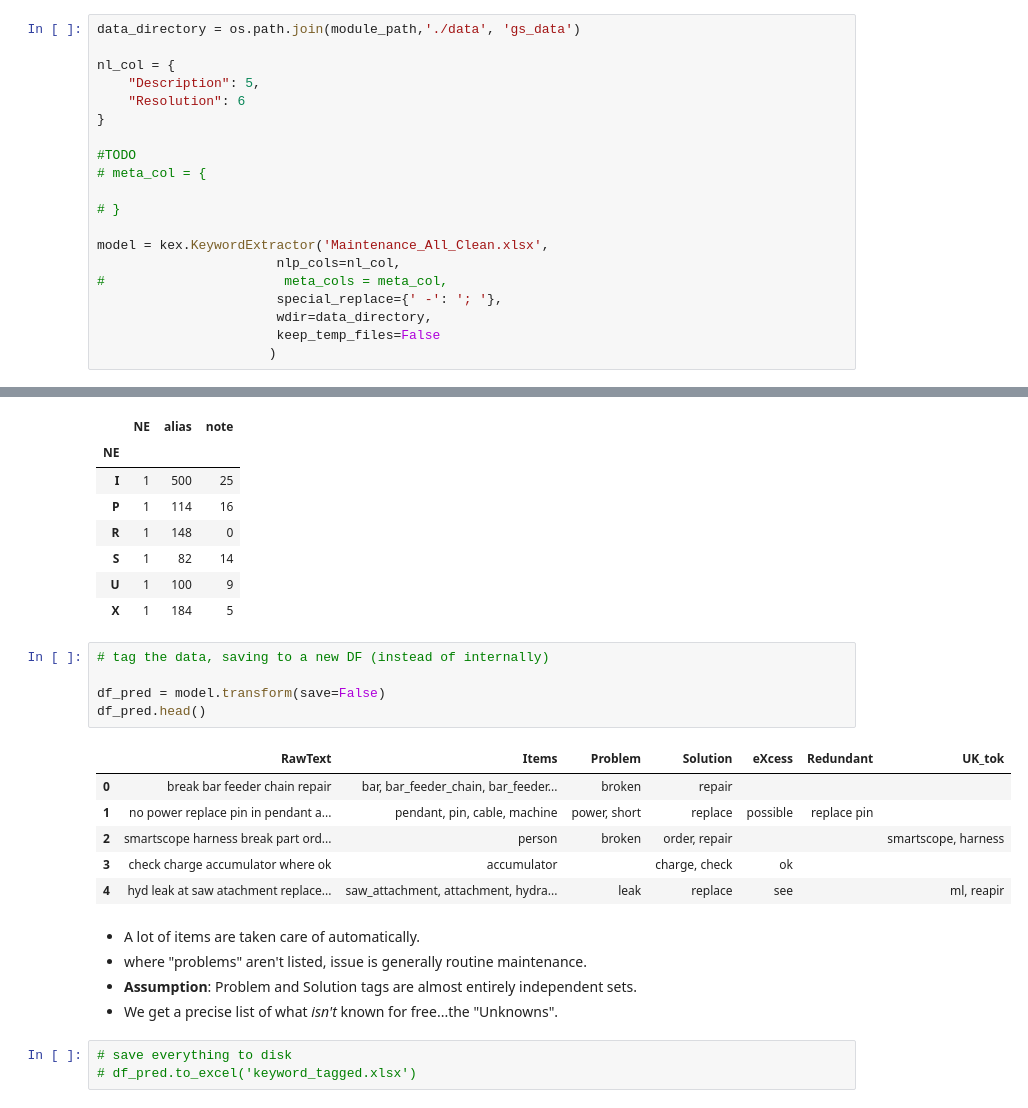
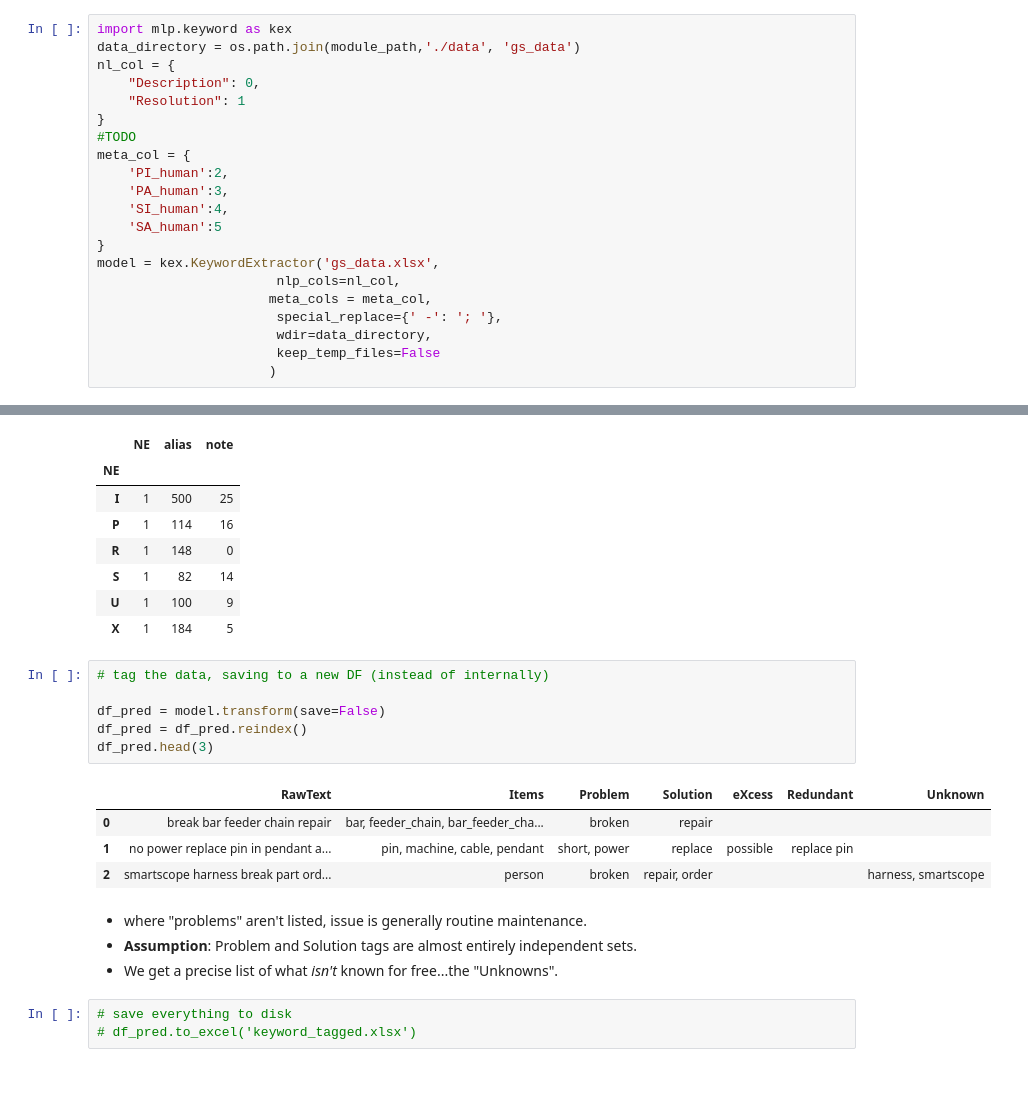
Before and after one commit to usnistgov/nestor-tmp2, a Jupyter notebook: docs/presentation.ipynb, the cells around one changed output, grey strips where cells are left out. Drawn from its saved outputs; the diff is of its cells as text; blank space fills up the shorter version.

```diff
--- a/docs/presentation.ipynb
+++ b/docs/presentation.ipynb
@@ -39,19 +47,20 @@ Also: compared to a Machine Learning one
 # %%
+import mlp.keyword as kex
 data_directory = os.path.join(module_path,'./data', 'gs_data')
-
 nl_col = {
-    "Description": 5,
-    "Resolution": 6
+    "Description": 0,
+    "Resolution": 1
 }
-
 #TODO
-# meta_col = {
-
-# }
-
-model = kex.KeywordExtractor('Maintenance_All_Clean.xlsx',
+meta_col = {
+    'PI_human':2,
+    'PA_human':3,
+    'SI_human':4,
+    'SA_human':5
+}
+model = kex.KeywordExtractor('gs_data.xlsx',
                        nlp_cols=nl_col,
-#                       meta_cols = meta_col,
+                      meta_cols = meta_col,
                        special_replace={' -': '; '},
                        wdir=data_directory,
                        keep_temp_files=False
@@ -117,17 +122,15 @@ X       Stop Word
 # %%
 # tag the data, saving to a new DF (instead of internally)
 
 df_pred = model.transform(save=False)
-df_pred.head()
+df_pred = df_pred.reindex()
+df_pred.head(3)
 # %% [output]
-|  | RawText | Items | Problem | Solution | eXcess | Redundant | UK_tok |
-| 0 | break bar feeder chain repair | bar, bar_feeder_chain, bar_feeder... | broken | repair |  |  |  |
-| 1 | no power replace pin in pendant a... | pendant, pin, cable, machine | power, short | replace | possible | replace pin |  |
-| 2 | smartscope harness break part ord... | person | broken | order, repair |  |  | smartscope, harness |
-| 3 | check charge accumulator where ok | accumulator |  | charge, check | ok |  |  |
-| 4 | hyd leak at saw atachment replace... | saw_attachment, attachment, hydra... | leak | replace | see |  | ml, reapir |
+|  | RawText | Items | Problem | Solution | eXcess | Redundant | Unknown |
+| 0 | break bar feeder chain repair | bar, feeder_chain, bar_feeder_cha... | broken | repair |  |  |  |
+| 1 | no power replace pin in pendant a... | pin, machine, cable, pendant | short, power | replace | possible | replace pin |  |
+| 2 | smartscope harness break part ord... | person | broken | repair, order |  |  | harness, smartscope |
 # %% [markdown]
-- A lot of items are taken care of automatically.
 - where "problems" aren't listed, issue is generally routine maintenance.
 - **Assumption**: Problem and Solution tags are almost entirely independent sets.
 - We get a precise list of what *isn't* known for free...the "Unknowns".
```
Also changed, not shown: parts of 113 cells of this notebook, 10 other files.
